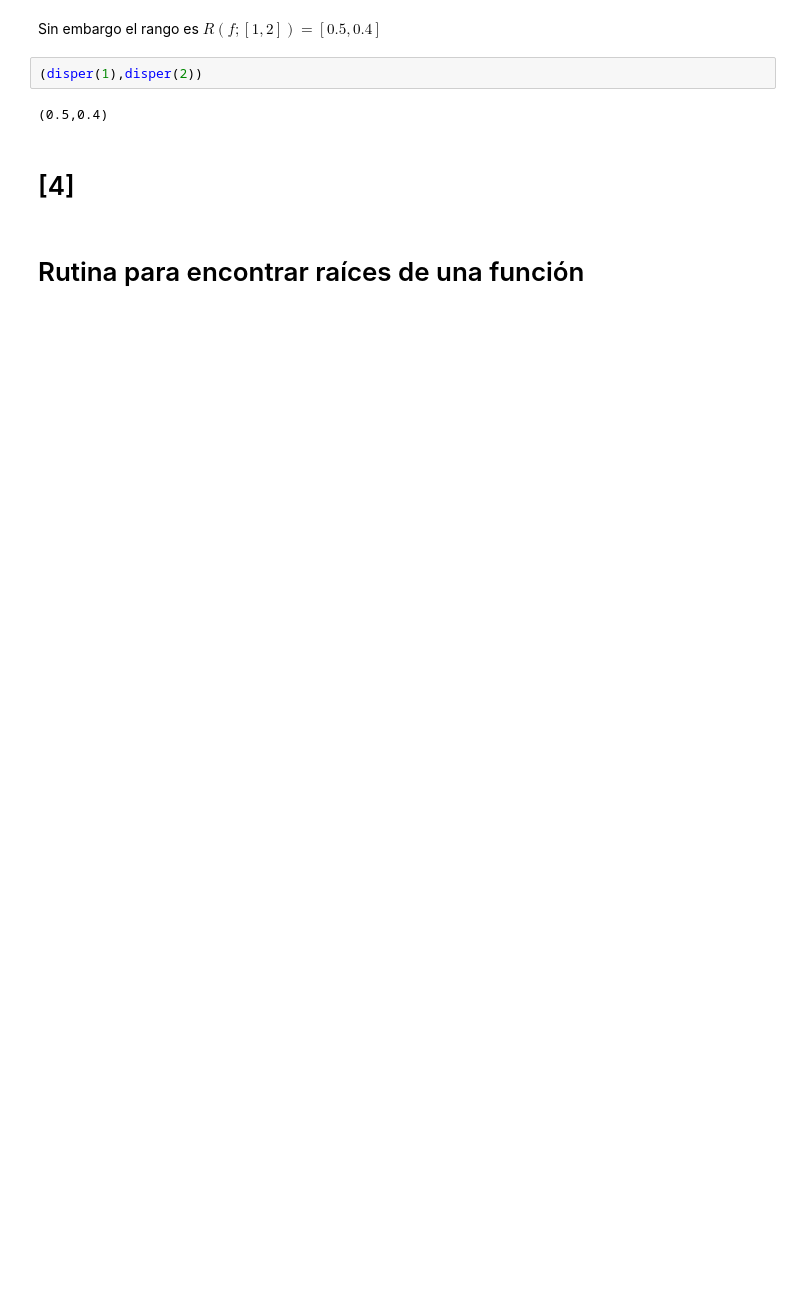
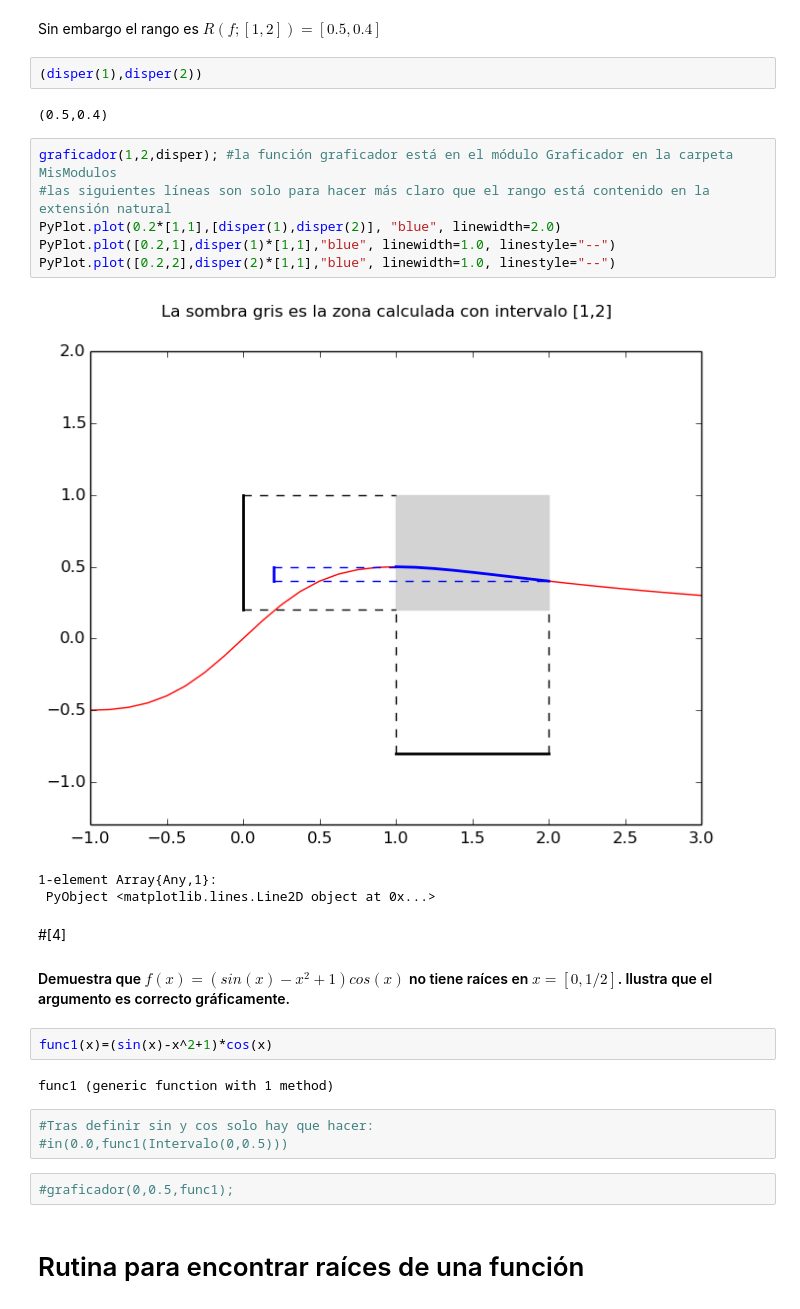
Before and after one commit to shgaeo/clase, a Jupyter notebook: ejercicios_clase/abril/Sobre_08.*_En_MetodosNumericosAvanzados.ipynb, the cells around one changed output. Drawn from its saved outputs; the diff is of its cells as text; blank space fills up the shorter version.

```diff
--- a/ejercicios_clase/abril/Sobre_08.*_En_MetodosNumericosAvanzados.ipynb
+++ b/ejercicios_clase/abril/Sobre_08.*_En_MetodosNumericosAvanzados.ipynb
@@ -148,7 +147,27 @@ Sin embargo el rango es $R(f;[1,2])=[0.5,0.4]$
 (disper(1),disper(2))
 # %% [output]
 (0.5,0.4)
-# %% [markdown]
-# [4]
+# %%
+graficador(1,2,disper); #la función graficador está en el módulo Graficador en la carpeta MisModulos
+#las siguientes líneas son solo para hacer más claro que el rango está contenido en la extensión natural
+PyPlot.plot(0.2*[1,1],[disper(1),disper(2)], "blue", linewidth=2.0)
+PyPlot.plot([0.2,1],disper(1)*[1,1],"blue", linewidth=1.0, linestyle="--")
+PyPlot.plot([0.2,2],disper(2)*[1,1],"blue", linewidth=1.0, linestyle="--")
+# %% [output]
+[figure, added]
+1-element Array{Any,1}:
+ PyObject <matplotlib.lines.Line2D object at 0x...>
+# %% [markdown]
+#[4]
+#### Demuestra que $f(x)=(sin(x)−x^2+1)cos(x)$ no tiene raíces en $x=[0,1/2]$. Ilustra que el argumento es correcto gráficamente.
+# %%
+func1(x)=(sin(x)-x^2+1)*cos(x)
+# %% [output]
+func1 (generic function with 1 method)
+# %%
+#Tras definir sin y cos solo hay que hacer:
+#in(0.0,func1(Intervalo(0,0.5)))
+# %%
+#graficador(0,0.5,func1);
 # %% [markdown]
 # Rutina para encontrar raíces de una función
```
Also changed, not shown: parts of 23 cells of this notebook.
